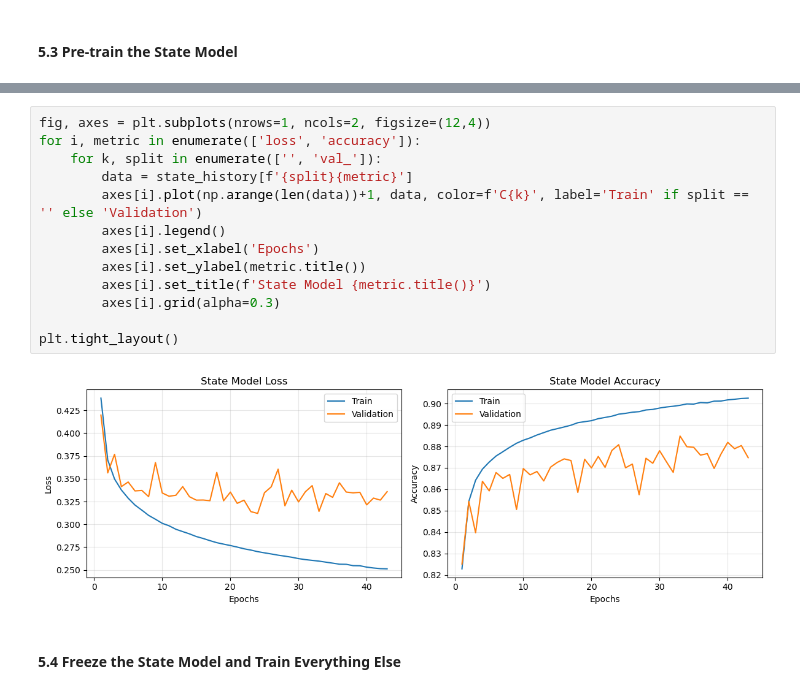
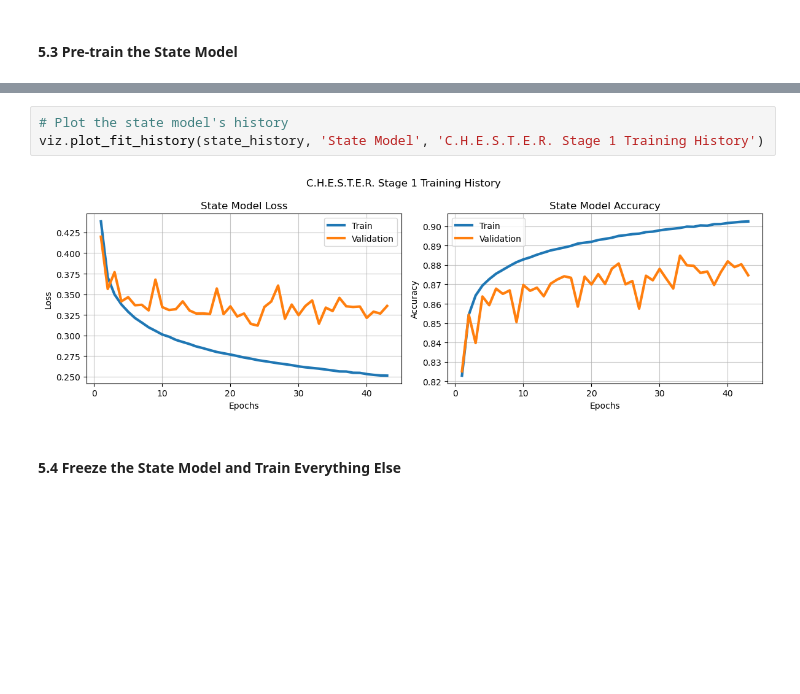
Before and after one commit to tedinspace/space-object-identification, a Jupyter notebook: src/Milestone5.ipynb, the cells around one changed output, grey strips where cells are left out. Cells and saved outputs as stored; diff of their text form; blank space fills up the shorter version.

```diff
--- a/src/Milestone5.ipynb
+++ b/src/Milestone5.ipynb
@@ -613,21 +630,11 @@ _________________________________________________________________
 WARNING:absl:Skipping variable loading for optimizer 'Adam', because it has 1 variables whereas the saved optimizer has 29 variables.
 Weights found at models/state_model.weights.h5. Loading existing weights...
 Weights and history successfully loaded!
-# %%
-fig, axes = plt.subplots(nrows=1, ncols=2, figsize=(12,4))
-for i, metric in enumerate(['loss', 'accuracy']):
-    for k, split in enumerate(['', 'val_']):
-        data = state_history[f'{split}{metric}']
-        axes[i].plot(np.arange(len(data))+1, data, color=f'C{k}', label='Train' if split == '' else 'Validation')
-        axes[i].legend()
-        axes[i].set_xlabel('Epochs')
-        axes[i].set_ylabel(metric.title())
-        axes[i].set_title(f'State Model {metric.title()}')
-        axes[i].grid(alpha=0.3)
-
-plt.tight_layout()
-# %% [output]
-[figure, removed]
+# %%
+# Plot the state model's history
+viz.plot_fit_history(state_history, 'State Model', 'C.H.E.S.T.E.R. Stage 1 Training History')
+# %% [output]
+[figure, added]
 # %% [markdown]
  #### 5.4 Freeze the State Model and Train Everything Else
 # %%
```
Also changed, not shown: parts of 7 cells of this notebook, 1 other file.
